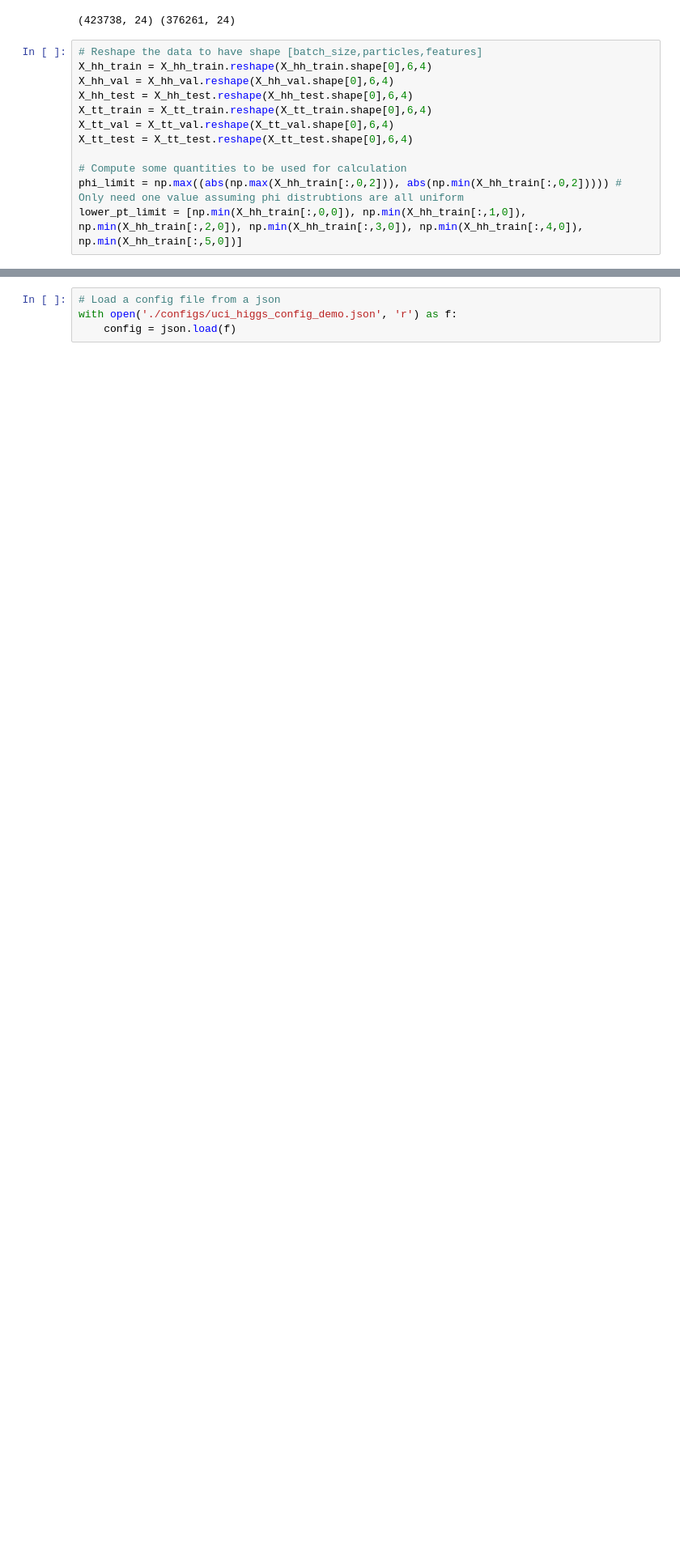
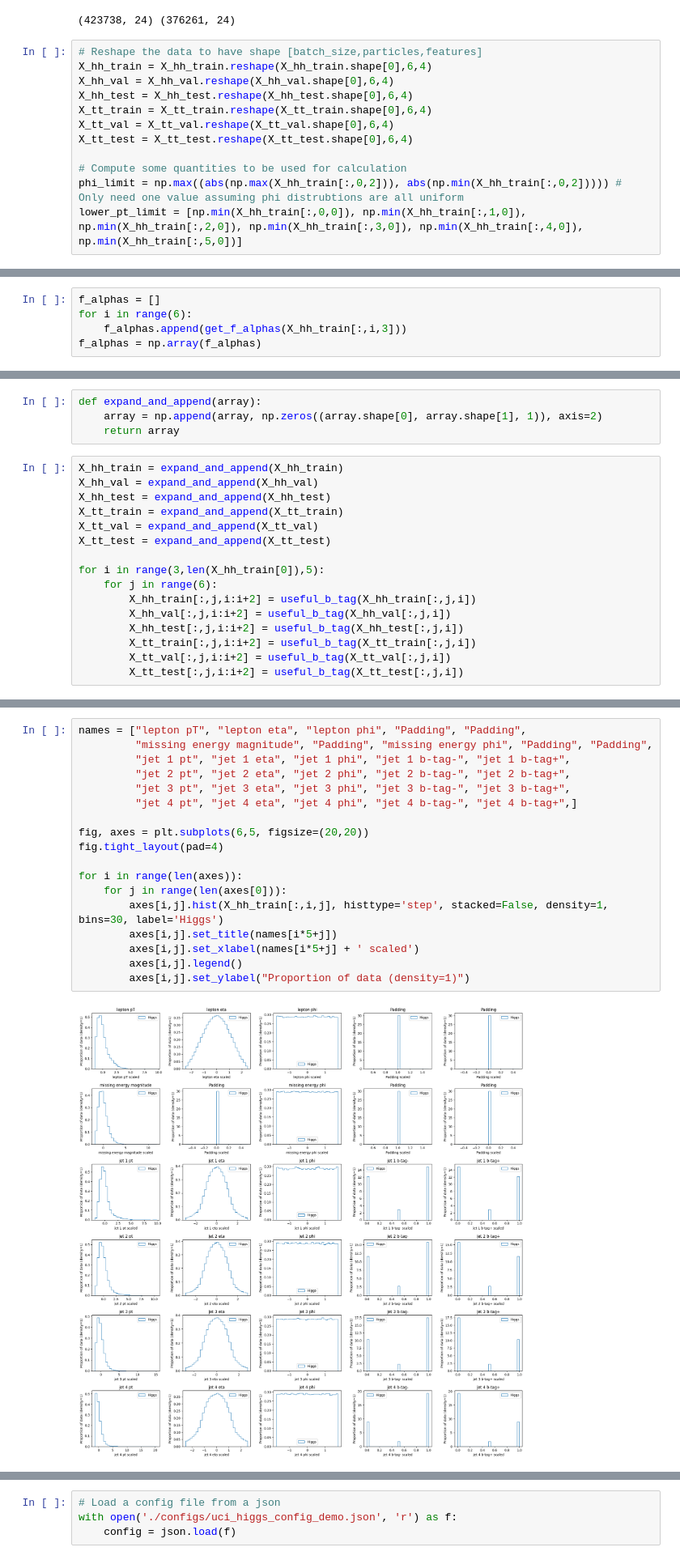
Before and after one commit to ereinha/PMAE, a Jupyter notebook: UCI_Higgs_Demo.ipynb, the cells around one changed output, grey strips where cells are left out. Shown: that part at 81% size. Drawn from its saved outputs; the diff is of its cells as text; blank space fills up the shorter version.

```diff
--- a/UCI_Higgs_Demo.ipynb
+++ b/UCI_Higgs_Demo.ipynb
@@ -148,0 +202,5 @@ lower_pt_limit = [np.min(X_hh_train[:,0,0]), np.min(X_hh_train[:,1,0]), np.min(X
+# %%
+f_alphas = []
+for i in range(6):
+    f_alphas.append(get_f_alphas(X_hh_train[:,i,3]))
+f_alphas = np.array(f_alphas)
@@ -148,0 +234,20 @@ lower_pt_limit = [np.min(X_hh_train[:,0,0]), np.min(X_hh_train[:,1,0]), np.min(X
+# %%
+def expand_and_append(array):
+    array = np.append(array, np.zeros((array.shape[0], array.shape[1], 1)), axis=2)
+    return array
+# %%
+X_hh_train = expand_and_append(X_hh_train)
+X_hh_val = expand_and_append(X_hh_val)
+X_hh_test = expand_and_append(X_hh_test)
+X_tt_train = expand_and_append(X_tt_train)
+X_tt_val = expand_and_append(X_tt_val)
+X_tt_test = expand_and_append(X_tt_test)
+
+for i in range(3,len(X_hh_train[0]),5):
+    for j in range(6):
+        X_hh_train[:,j,i:i+2] = useful_b_tag(X_hh_train[:,j,i])
+        X_hh_val[:,j,i:i+2] = useful_b_tag(X_hh_val[:,j,i])
+        X_hh_test[:,j,i:i+2] = useful_b_tag(X_hh_test[:,j,i])
+        X_tt_train[:,j,i:i+2] = useful_b_tag(X_tt_train[:,j,i])
+        X_tt_val[:,j,i:i+2] = useful_b_tag(X_tt_val[:,j,i])
+        X_tt_test[:,j,i:i+2] = useful_b_tag(X_tt_test[:,j,i])
@@ -149 +258,21 @@ lower_pt_limit = [np.min(X_hh_train[:,0,0]), np.min(X_hh_train[:,1,0]), np.min(X
+# %%
+names = ["lepton pT", "lepton eta", "lepton phi", "Padding", "Padding",
+         "missing energy magnitude", "Padding", "missing energy phi", "Padding", "Padding",
+         "jet 1 pt", "jet 1 eta", "jet 1 phi", "jet 1 b-tag-", "jet 1 b-tag+",
+         "jet 2 pt", "jet 2 eta", "jet 2 phi", "jet 2 b-tag-", "jet 2 b-tag+",
+         "jet 3 pt", "jet 3 eta", "jet 3 phi", "jet 3 b-tag-", "jet 3 b-tag+",
+         "jet 4 pt", "jet 4 eta", "jet 4 phi", "jet 4 b-tag-", "jet 4 b-tag+",]
+
+fig, axes = plt.subplots(6,5, figsize=(20,20))
+fig.tight_layout(pad=4)
+
+for i in range(len(axes)):
+    for j in range(len(axes[0])):
+        axes[i,j].hist(X_hh_train[:,i,j], histtype='step', stacked=False, density=1, bins=30, label='Higgs')
+        axes[i,j].set_title(names[i*5+j])
+        axes[i,j].set_xlabel(names[i*5+j] + ' scaled')
+        axes[i,j].legend()
+        axes[i,j].set_ylabel("Proportion of data (density=1)")
+# %% [output]
+[figure, added]
 # %%
```
Also changed, not shown: parts of 31 cells of this notebook.
